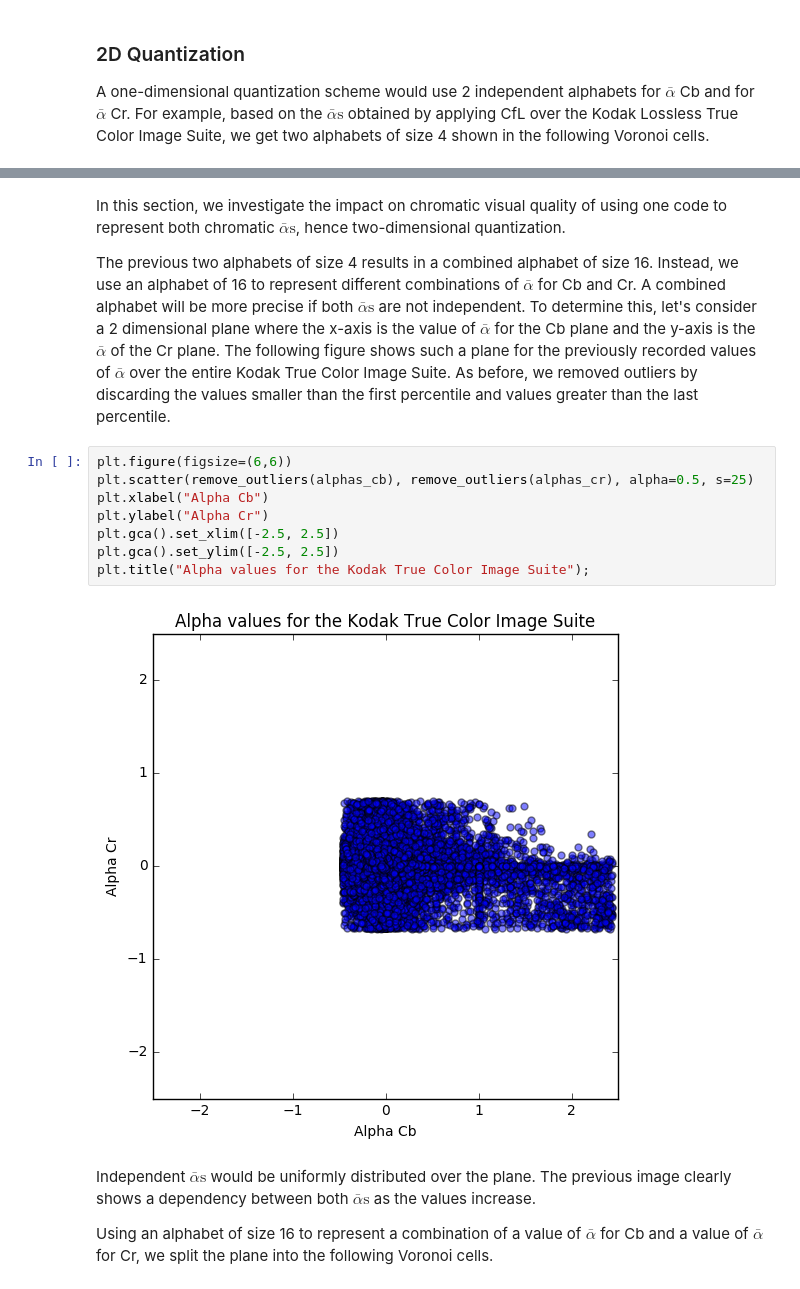
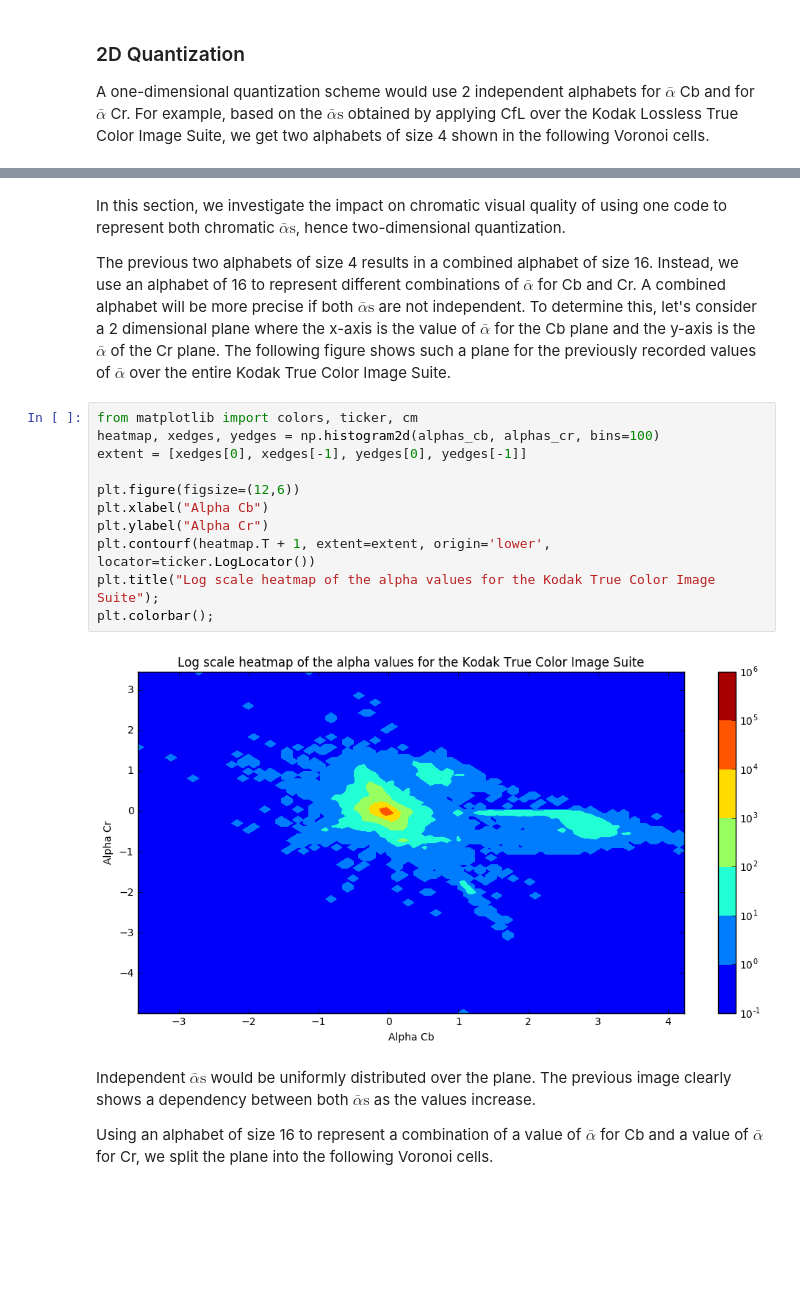
Before and after one commit to luctrudeau/VideoExperiments, a Jupyter notebook: cfl/gain/Chroma from Luma (CfL).ipynb, the cells around one changed output, grey strips where cells are left out. Drawn from its saved outputs; the diff is of its cells as text; blank space fills up the shorter version.

```diff
--- a/cfl/gain/Chroma from Luma (CfL).ipynb
+++ b/cfl/gain/Chroma from Luma (CfL).ipynb
@@ -494,17 +494,20 @@ plt.title(("1D Quantization of Alpha Cb and Alpha Cr\n 16 Codes (4 codes for Cb
 # %% [markdown]
 In this section, we investigate the impact on chromatic visual quality of using one code to represent both chromatic $\bar{\alpha}\text{s}$, hence two-dimensional quantization.
 
-The previous two alphabets of size 4 results in a combined alphabet of size 16. Instead, we use an alphabet of 16 to represent different combinations of $\bar{\alpha}$ for Cb and Cr. A combined alphabet will be more precise if both $\bar{\alpha}\text{s}$ are not independent. To determine this, let's consider a 2 dimensional plane where the x-axis is the value of $\bar{\alpha}$ for the Cb plane and the y-axis is the $\bar{\alpha}$ of the Cr plane. The following figure shows such a plane for the previously recorded values of $\bar{\alpha}$ over the entire Kodak True Color Image Suite. As before, we removed outliers by discarding the values smaller than the first percentile and values greater than the last percentile.
+The previous two alphabets of size 4 results in a combined alphabet of size 16. Instead, we use an alphabet of 16 to represent different combinations of $\bar{\alpha}$ for Cb and Cr. A combined alphabet will be more precise if both $\bar{\alpha}\text{s}$ are not independent. To determine this, let's consider a 2 dimensional plane where the x-axis is the value of $\bar{\alpha}$ for the Cb plane and the y-axis is the $\bar{\alpha}$ of the Cr plane. The following figure shows such a plane for the previously recorded values of $\bar{\alpha}$ over the entire Kodak True Color Image Suite.
-# %%
-plt.figure(figsize=(6,6))
-plt.scatter(remove_outliers(alphas_cb), remove_outliers(alphas_cr), alpha=0.5, s=25)
-plt.xlabel("Alpha Cb")
-plt.ylabel("Alpha Cr")
-plt.gca().set_xlim([-2.5, 2.5])
-plt.gca().set_ylim([-2.5, 2.5])
-plt.title("Alpha values for the Kodak True Color Image Suite");
-# %% [output]
-[figure, removed]
+# %%
+from matplotlib import colors, ticker, cm
+heatmap, xedges, yedges = np.histogram2d(alphas_cb, alphas_cr, bins=100)
+extent = [xedges[0], xedges[-1], yedges[0], yedges[-1]]
+
+plt.figure(figsize=(12,6))
+plt.xlabel("Alpha Cb")
+plt.ylabel("Alpha Cr")
+plt.contourf(heatmap.T + 1, extent=extent, origin='lower', locator=ticker.LogLocator())
+plt.title("Log scale heatmap of the alpha values for the Kodak True Color Image Suite");
+plt.colorbar();
+# %% [output]
+[figure, added]
 # %% [markdown]
 Independent $\bar{\alpha}\text{s}$ would be uniformly distributed over the plane. The previous image clearly shows a dependency between both $\bar{\alpha}\text{s}$ as the values increase.
 
```
Also changed, not shown: parts of 5 cells of this notebook.
